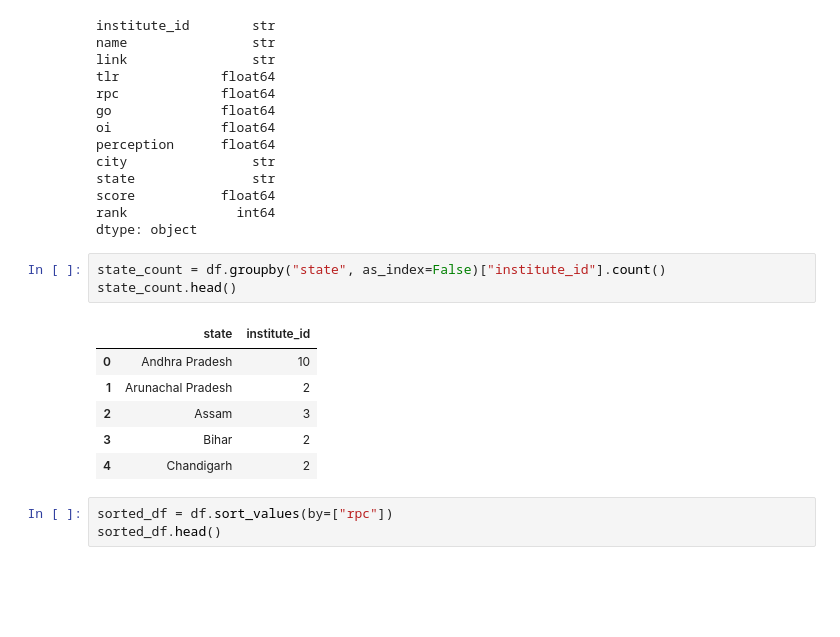
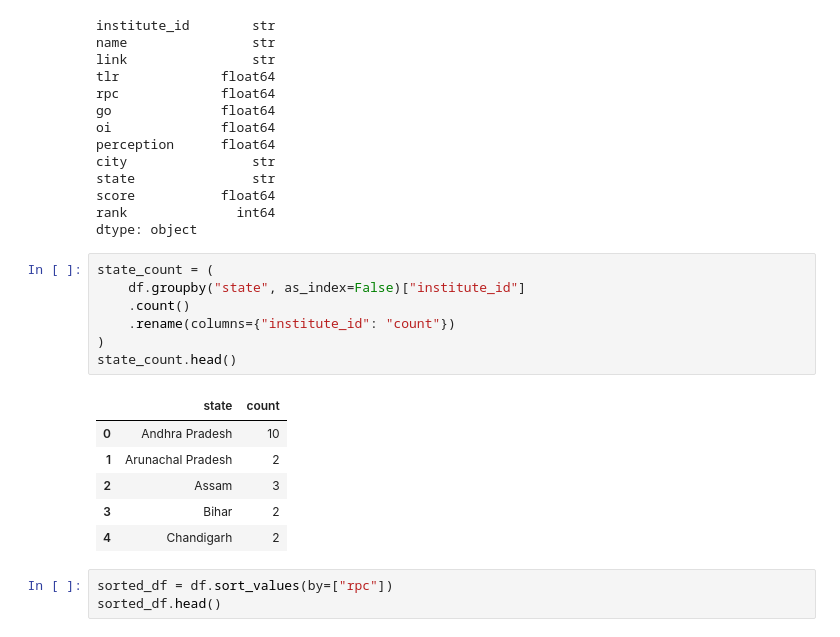
Before and after one commit to tushyagupta81/data_analysis_lab, a Jupyter notebook: exercise/6/UE233106 Exercise 6.ipynb, the cells around one changed output. Saved outputs shown, nothing was run; the diff lists cells and outputs as text; blank space fills up the shorter version.

```diff
--- a/exercise/6/UE233106 Exercise 6.ipynb
+++ b/exercise/6/UE233106 Exercise 6.ipynb
@@ -222,10 +222,14 @@ score           float64
 rank              int64
 dtype: object
 # %%
-state_count = df.groupby("state", as_index=False)["institute_id"].count()
+state_count = (
+    df.groupby("state", as_index=False)["institute_id"]
+    .count()
+    .rename(columns={"institute_id": "count"})
+)
 state_count.head()
 # %% [output]
-|  | state | institute_id |
+|  | state | count |
 | 0 | Andhra Pradesh | 10 |
 | 1 | Arunachal Pradesh | 2 |
 | 2 | Assam | 3 |
```
Also changed, not shown: parts of 3 cells of this notebook.
